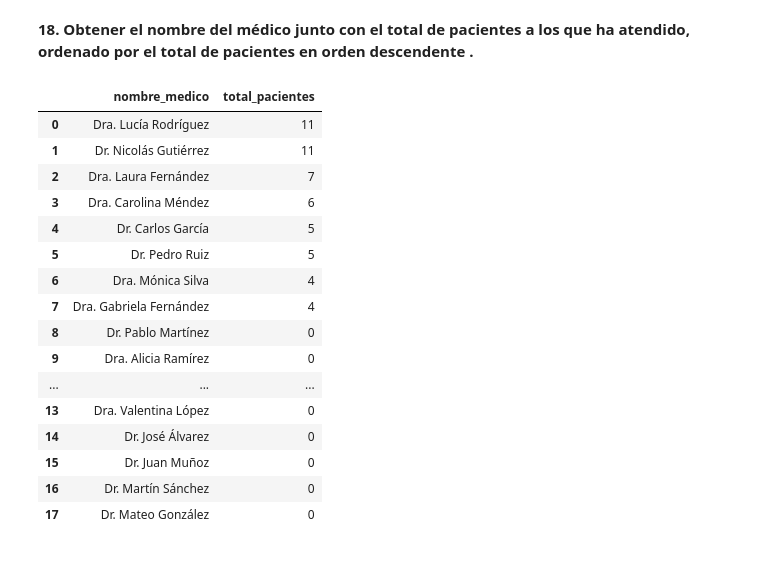
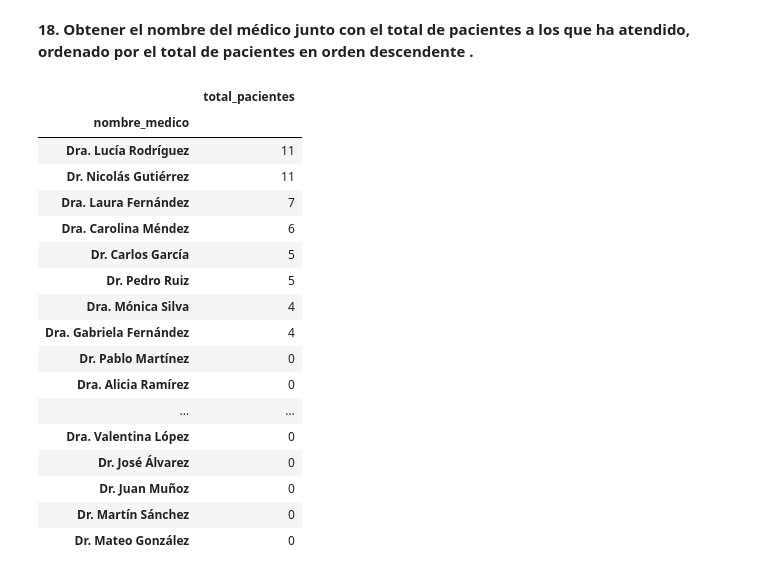
Before and after one commit to gonzagrau/TP5_GrauLuna, a Jupyter notebook: database_connection/queries.ipynb, the cells around one changed output. Cells and saved outputs as stored; diff of their text form; code cells hidden in the pictures.

```diff
--- a/database_connection/queries.ipynb
+++ b/database_connection/queries.ipynb
@@ -446,27 +439,28 @@ pd.read_sql(query_17, engine)
 # %%
 query_18= ''' SELECT Medicos.nombre AS nombre_medico, COUNT(DISTINCT Consultas.id_paciente) AS total_pacientes
 FROM Medicos
 LEFT JOIN Consultas ON Consultas.id_medico = Medicos.id_medico
 GROUP BY Medicos.nombre
 ORDER BY total_pacientes DESC;
 
 '''
-pd.read_sql(query_18, engine)
+pd.read_sql(query_18, engine, index_col='nombre_medico')
 # %% [output]
-|  | nombre_medico | total_pacientes |
-| 0 | Dra. Lucía Rodríguez | 11 |
-| 1 | Dr. Nicolás Gutiérrez | 11 |
-| 2 | Dra. Laura Fernández | 7 |
-| 3 | Dra. Carolina Méndez | 6 |
-| 4 | Dr. Carlos García | 5 |
-| 5 | Dr. Pedro Ruiz | 5 |
-| 6 | Dra. Mónica Silva | 4 |
-| 7 | Dra. Gabriela Fernández | 4 |
-| 8 | Dr. Pablo Martínez | 0 |
-| 9 | Dra. Alicia Ramírez | 0 |
-| ... | ... | ... |
-| 13 | Dra. Valentina López | 0 |
-| 14 | Dr. José Álvarez | 0 |
-| 15 | Dr. Juan Muñoz | 0 |
-| 16 | Dr. Martín Sánchez | 0 |
-| 17 | Dr. Mateo González | 0 |
+|  | total_pacientes |
+| nombre_medico |  |
+| Dra. Lucía Rodríguez | 11 |
+| Dr. Nicolás Gutiérrez | 11 |
+| Dra. Laura Fernández | 7 |
+| Dra. Carolina Méndez | 6 |
+| Dr. Carlos García | 5 |
+| Dr. Pedro Ruiz | 5 |
+| Dra. Mónica Silva | 4 |
+| Dra. Gabriela Fernández | 4 |
+| Dr. Pablo Martínez | 0 |
+| Dra. Alicia Ramírez | 0 |
+| ... | ... |
+| Dra. Valentina López | 0 |
+| Dr. José Álvarez | 0 |
+| Dr. Juan Muñoz | 0 |
+| Dr. Martín Sánchez | 0 |
+| Dr. Mateo González | 0 |
```
Also changed, not shown: parts of 4 cells of this notebook, 4 other files.
